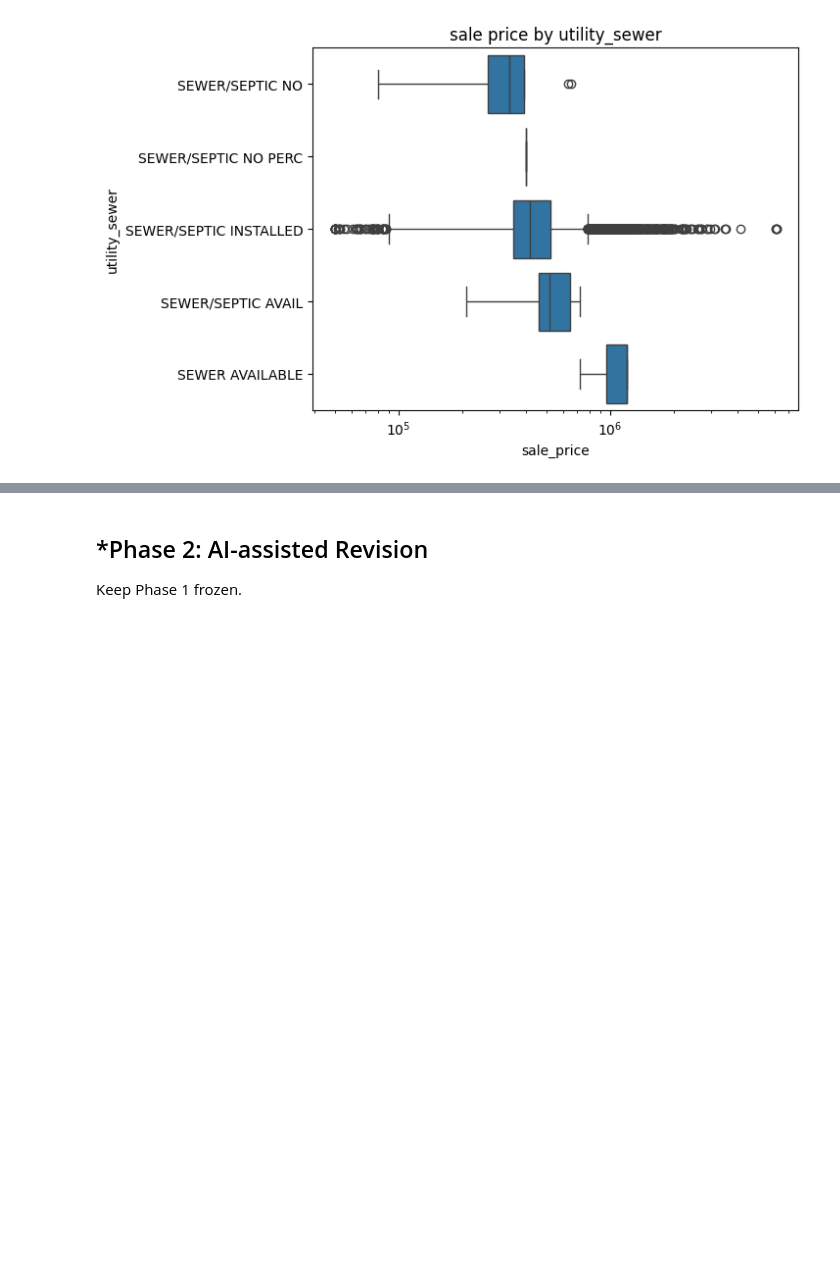
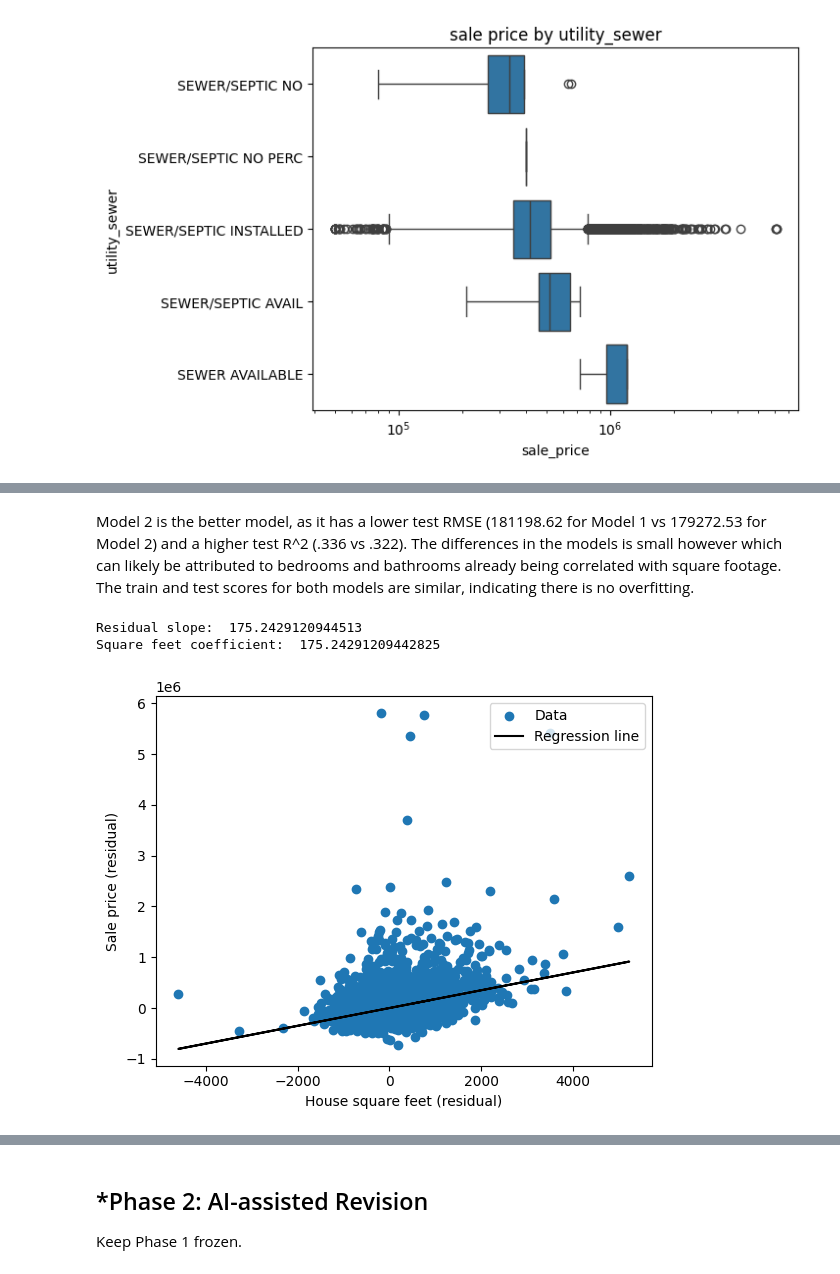
Before and after one commit to ja2faded/L02-hedonic-pricing, a Jupyter notebook: notebook.ipynb, the cells around one changed output, grey strips where cells are left out. Cells and saved outputs as stored; diff of their text form; code cells hidden in the pictures; blank space fills up the shorter version.

```diff
--- a/notebook.ipynb
+++ b/notebook.ipynb
@@ -175,7 +175,7 @@ t_df['view_score'] = t_df['view_quality'].map(view_map)
 
 # Keep main exterior values, lump rest into 'other'
 def exterior_group(type):
-  if type in ['Frame Sliding', 'Frame Vinyl', 'Frame Stucco']:
+  if type in ['Frame Siding', 'Frame Vinyl', 'Frame Stucco']:
     return type
   if type.startswith('Masonry'):
     return 'Masonry'
@@ -234,3 +234,12 @@ X.head().T
 | month_10 | 0.000000 | 0.000000 | 0.000000 | 0.000000 | 0.000000 |
 | month_11 | 0.000000 | 0.000000 | 0.000000 | 0.000000 | 0.000000 |
 | month_12 | 0.000000 | 0.000000 | 0.000000 | 0.000000 | 0.000000 |
+# %%
+#q3-80/20 test/train split
+from sklearn.model_selection import train_test_split
+
+y = t_df['sale_price']
+
+X_train, X_test, y_train, y_test = train_test_split(X, y, test_size=.2, random_state=1)
+print("Train: ", len(y_train))
+print("Test: ", len(y_test))
@@ -236,0 +305,34 @@ X.head().T
+# %% [markdown]
+Model 2 is the better model, as it has a lower test RMSE (181198.62 for Model 1 vs 179272.53 for Model 2) and a higher test R^2 (.336 vs .322). The differences in the models is small however which can likely be attributed to bedrooms and bathrooms already being correlated with square footage. The train and test scores for both models are similar, indicating there is no overfitting.
+# %%
+#q5-Partial regression plots for numerical variables in Model 2
+
+#slr function
+def slr(x, y):
+  x_bar, y_bar = np.mean(x), np.mean(y)
+  b1 = np.inner(x-x_bar, y-y_bar) / np.inner(x-x_bar, x-x_bar)
+  b0 = y_bar - b1 * x_bar
+  y_hat = b0 + b1 * x
+  return {'b0': b0, 'b1': b1, 'y_hat': y_hat, 'residuals': y-y_hat}
+
+
+sqft = X_train['house_square_feet']
+price = y_train
+
+r_price = price - LinearRegression().fit(X_train[['bedrooms', 'bathrooms']], price).predict(X_train[['bedrooms', 'bathrooms']])
+r_sqft = sqft - LinearRegression().fit(X_train[['bedrooms', 'bathrooms']], sqft).predict(X_train[['bedrooms', 'bathrooms']])
+
+partial_fit = slr(r_sqft, r_price)
+print('Residual slope: ', partial_fit['b1'])
+print('Square feet coefficient: ', fit_2.coef_[0])
+
+plt.scatter(r_sqft, r_price, label = "Data")
+plt.plot(r_sqft, partial_fit['y_hat'], color = 'black', label = "Regression line")
+plt.xlabel("House square feet (residual)")
+plt.ylabel("Sale price (residual)")
+plt.legend(loc = "upper right")
+plt.show()
+# %% [output]
+Residual slope:  175.2429120944513
+Square feet coefficient:  175.24291209442825
+[figure, added]
```
Also changed, not shown: parts of 9 cells of this notebook.
